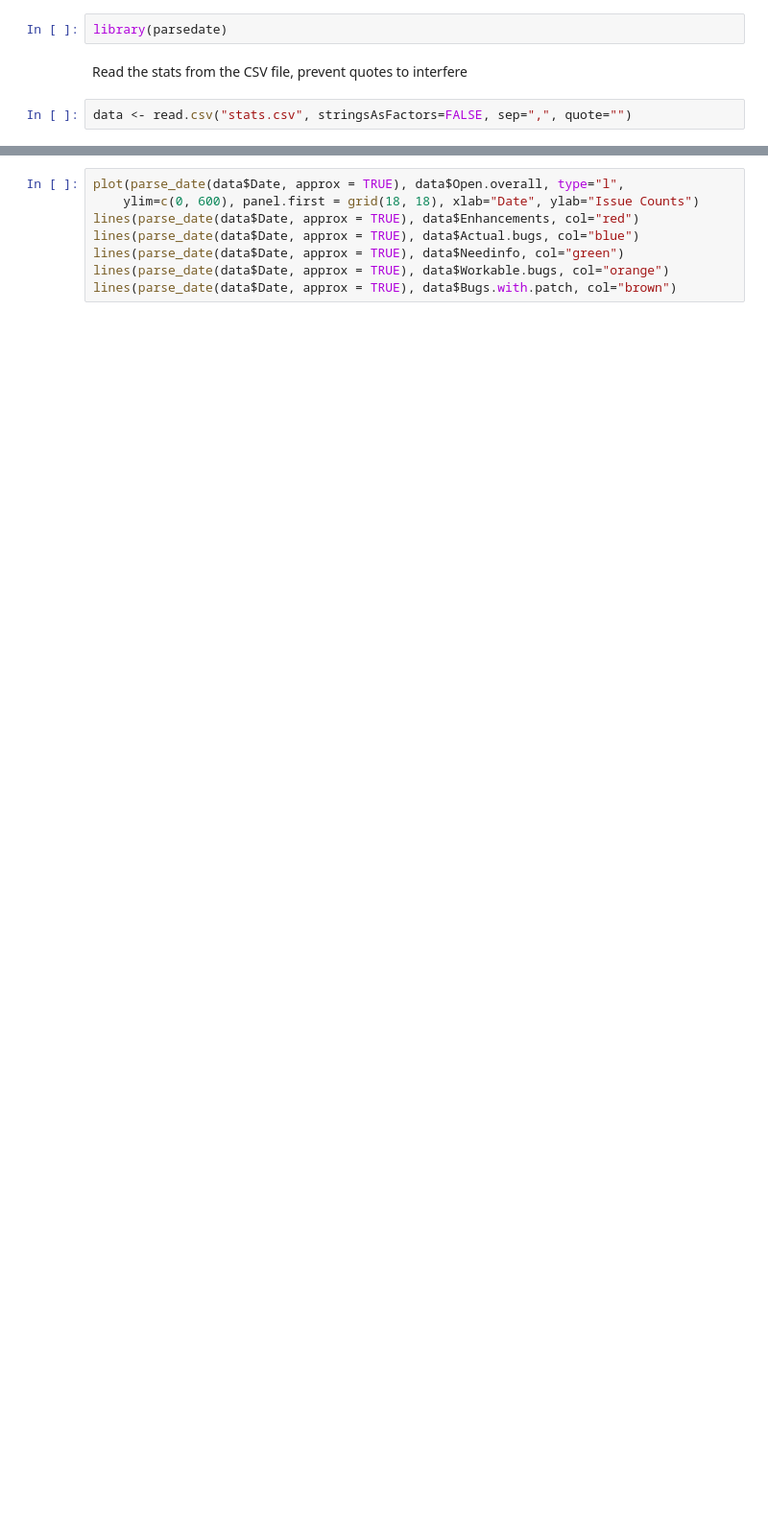
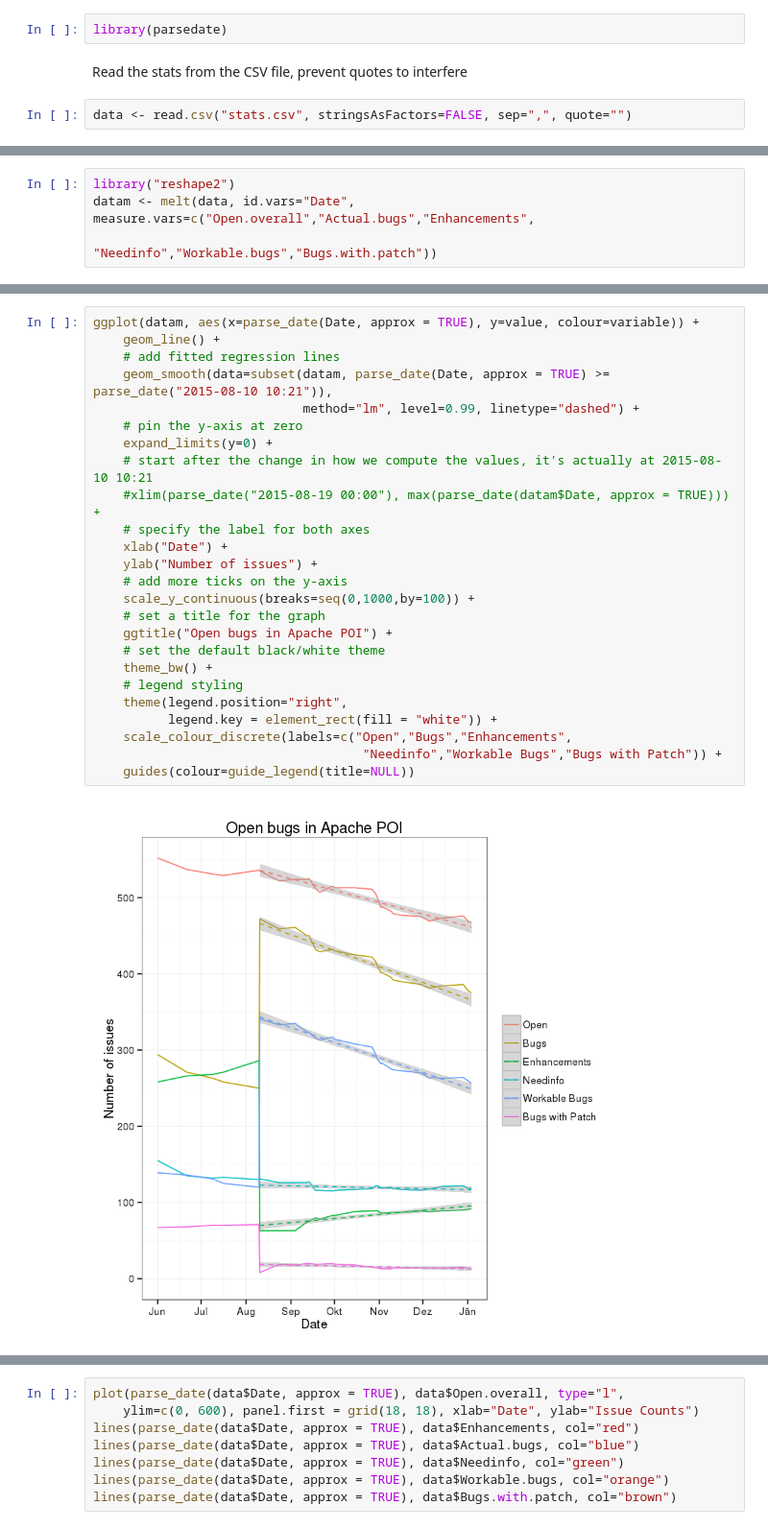
Before and after one commit to centic9/bzstats, a Jupyter notebook: POI Bugzilla Stats.ipynb, the cells around one changed output, grey strips where cells are left out. Shown at 96% size. Saved outputs shown, nothing was run; the diff lists cells and outputs as text; blank space fills up the shorter version.

Commit message:
Rework chart to use ggplot, styling, add regression fitting, export as svg

```diff
--- a/POI Bugzilla Stats.ipynb
+++ b/POI Bugzilla Stats.ipynb
@@ -8,0 +9,4 @@ Plot the results (for now using plot() as qqplot() was not that easy to use)
+# %%
+library("reshape2")
+datam <- melt(data, id.vars="Date", measure.vars=c("Open.overall","Actual.bugs","Enhancements",
+                                                   "Needinfo","Workable.bugs","Bugs.with.patch"))
@@ -8,0 +17,27 @@ Plot the results (for now using plot() as qqplot() was not that easy to use)
+# %%
+ggplot(datam, aes(x=parse_date(Date, approx = TRUE), y=value, colour=variable)) +
+    geom_line() +
+    # add fitted regression lines
+    geom_smooth(data=subset(datam, parse_date(Date, approx = TRUE) >= parse_date("2015-08-10 10:21")),
+                            method="lm", level=0.99, linetype="dashed") +
+    # pin the y-axis at zero
+    expand_limits(y=0) +
+    # start after the change in how we compute the values, it's actually at 2015-08-10 10:21
+    #xlim(parse_date("2015-08-19 00:00"), max(parse_date(datam$Date, approx = TRUE))) +
+    # specify the label for both axes
+    xlab("Date") +
+    ylab("Number of issues") +
+    # add more ticks on the y-axis
+    scale_y_continuous(breaks=seq(0,1000,by=100)) +
+    # set a title for the graph
+    ggtitle("Open bugs in Apache POI") +
+    # set the default black/white theme
+    theme_bw() +
+    # legend styling
+    theme(legend.position="right",
+          legend.key = element_rect(fill = "white")) +
+    scale_colour_discrete(labels=c("Open","Bugs","Enhancements",
+                                    "Needinfo","Workable Bugs","Bugs with Patch")) +
+    guides(colour=guide_legend(title=NULL))
+# %% [output]
+[figure, added]
```
Also changed, not shown: parts of 12 cells of this notebook, 1 other file.
